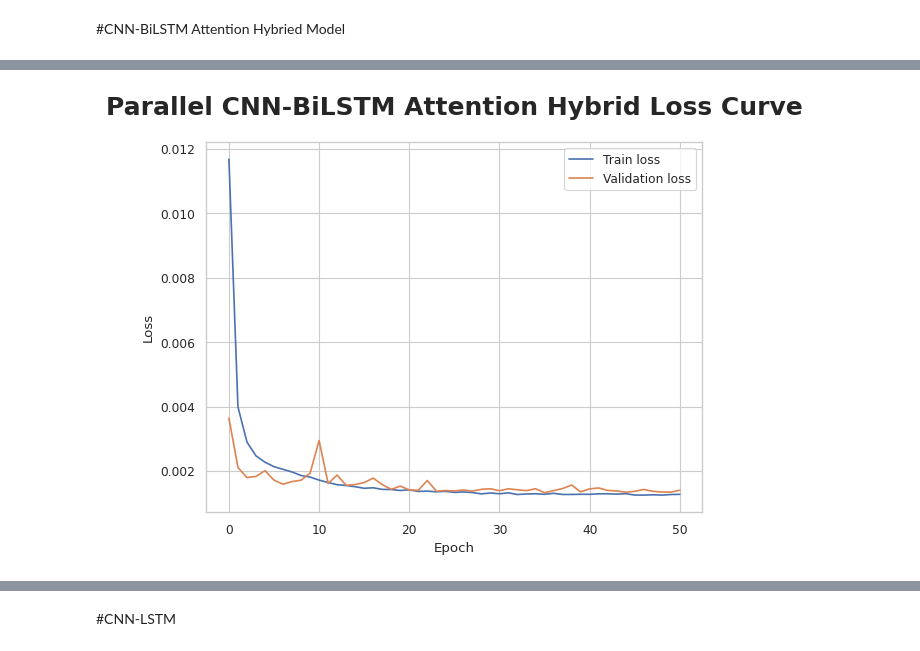
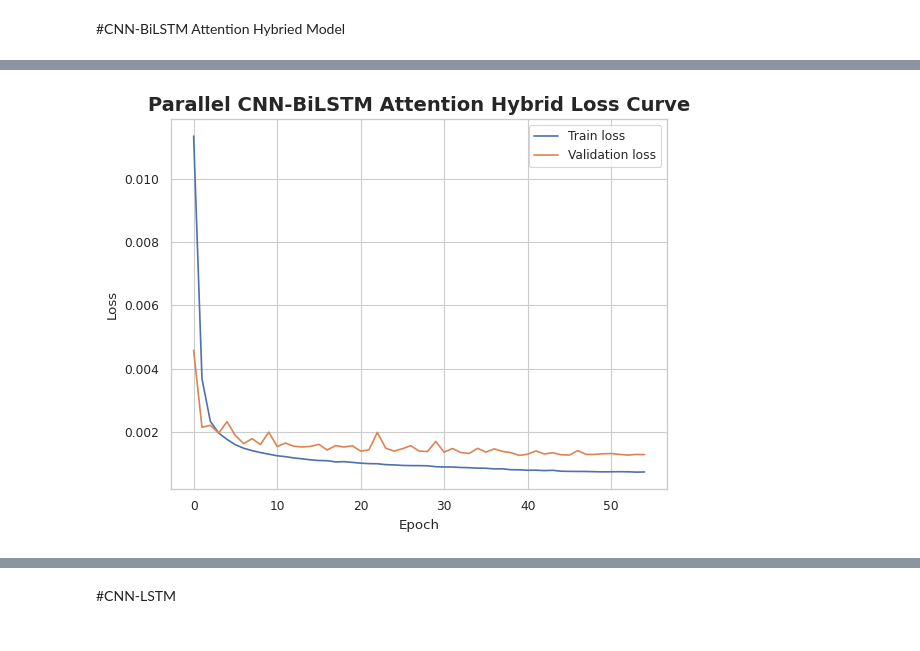
Before and after one commit to Joydas2003/Electrical-Load-Forcasting-Ml, a Jupyter notebook: Machine Learning Based short term Electrical Load Forcasting.ipynb, the cells around one changed output, grey strips where cells are left out. Saved outputs shown, nothing was run; the diff lists cells and outputs as text; code cells hidden in the pictures.

```diff
--- a/Machine Learning Based short term Electrical Load Forcasting.ipynb
+++ b/Machine Learning Based short term Electrical Load Forcasting.ipynb
@@ -130,7 +130,7 @@ df
 # %%
 df.index=pd.to_datetime(df.index)
 df=df.sort_index()
-df = df.loc['2020-06-17':'2025-06-17']
+df = df.loc['2018-06-17':'2025-06-17']
 df
 # %% [output]
 |  | generation_mw | demand_mw | load_shedding | gas | liquid_fuel | coal | hydro | solar | wind | ... |
@@ -1786,22 +1788,22 @@ plt.close()
 # %%
 plt.plot(train_loss_list, label="Train loss")
 plt.plot(val_loss_list, label="Validation loss")
 plt.legend()
 plt.xlabel("Epoch")
 plt.ylabel("Loss")
 plt.title(
     "Parallel CNN-BiLSTM Attention Hybrid Loss Curve",
-    fontsize=18,
-    fontweight='bold',
-    pad=20
+    fontsize=14,
+    fontweight='bold'
+
 )
 plt.savefig("plot.png", dpi=300, bbox_inches='tight')
 from google.colab import files
 
 files.download("plot.png")
 plt.show()
 plt.close()
 # %% [output]
 [interactive output not drawn]
 [interactive output not drawn]
-[figure, old version]
+[figure, new version]
```
Also changed, not shown: parts of 98 cells of this notebook.
